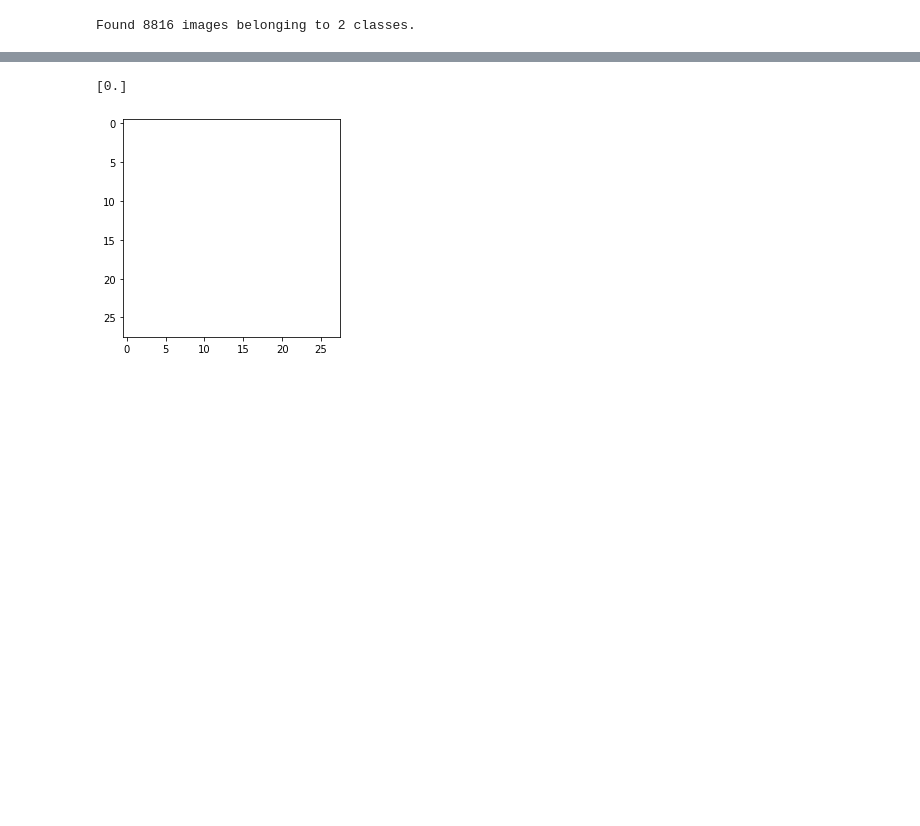
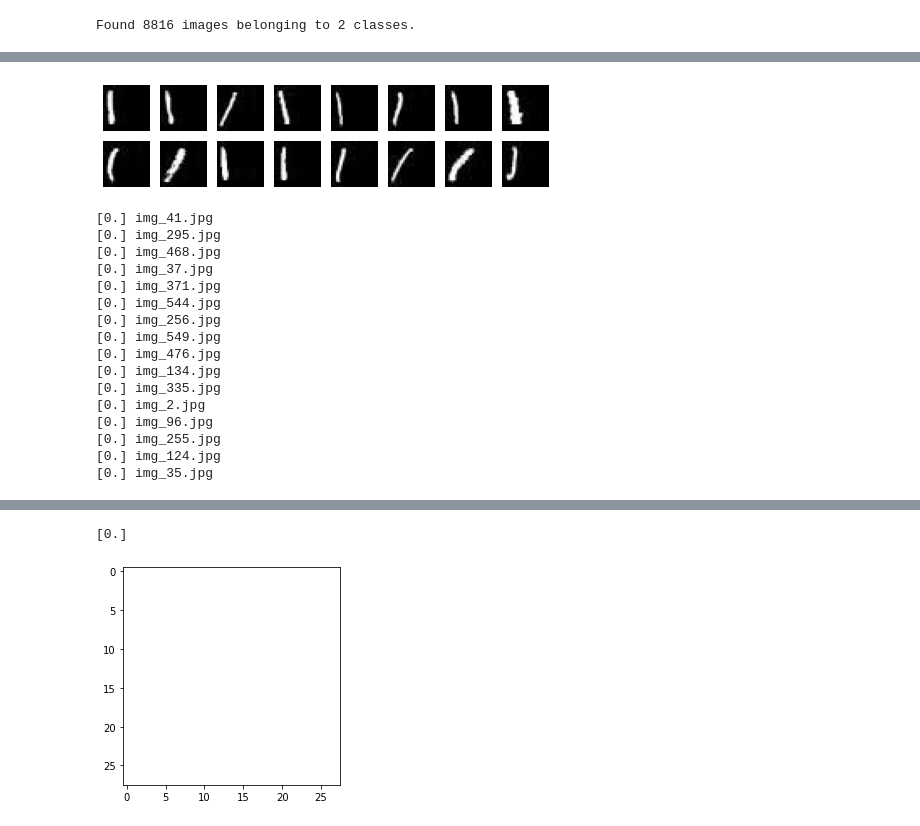
Before and after one commit to lamateos123/ml-classifier-no-common-sense, a Jupyter notebook: mnist_1_0_basic.ipynb, the cells around one changed output, grey strips where cells are left out. Drawn from its saved outputs; the diff is of its cells as text; code cells hidden in the pictures; blank space fills up the shorter version.

```diff
--- a/mnist_1_0_basic.ipynb
+++ b/mnist_1_0_basic.ipynb
@@ -445,0 +229,23 @@ for path in paths:
+# %%
+#
+# ONEs shifted to the left
+#
+common(path_base+'/sl1/',"sl1/")
+# %% [output]
+[figure, added]
+[0.] img_41.jpg
+[0.] img_295.jpg
+[0.] img_468.jpg
+[0.] img_37.jpg
+[0.] img_371.jpg
+[0.] img_544.jpg
+[0.] img_256.jpg
+[0.] img_549.jpg
+[0.] img_476.jpg
+[0.] img_134.jpg
+[0.] img_335.jpg
+[0.] img_2.jpg
+[0.] img_96.jpg
+[0.] img_255.jpg
+[0.] img_124.jpg
+[0.] img_35.jpg
```
Also changed, not shown: parts of 15 cells of this notebook, 2 other files.
